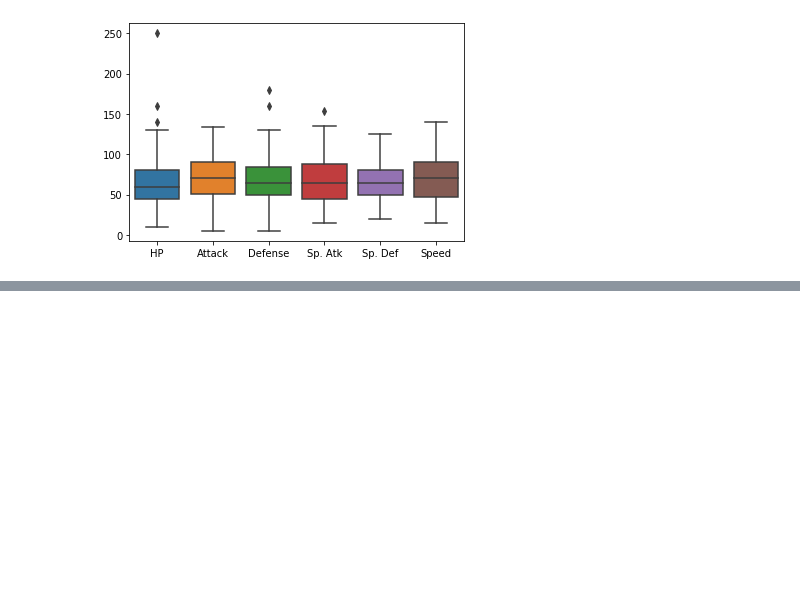
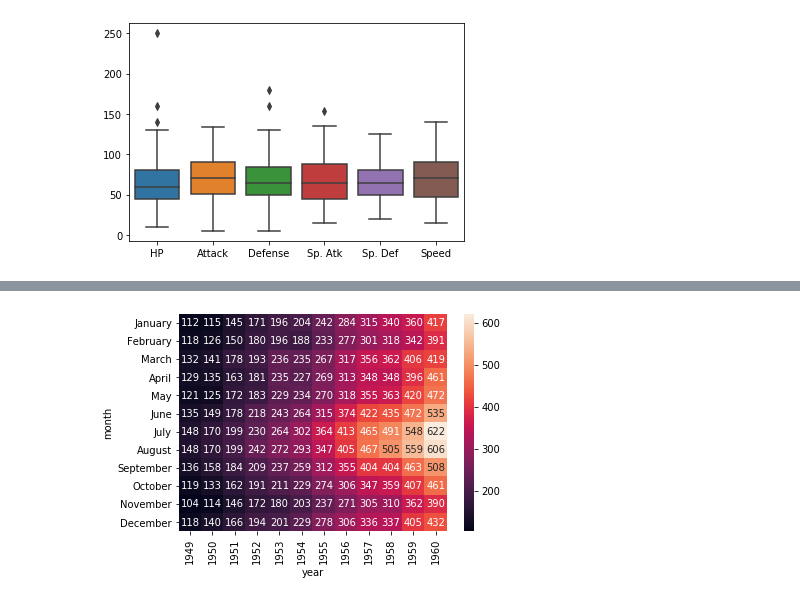
Before and after one commit to rktrojan/DataSciencePython, a Jupyter notebook: Notebooks/Matplotlib and Seaborn.ipynb, the cells around one changed output, grey strips where cells are left out. Cells and saved outputs as stored; diff of their text form; code cells hidden in the pictures; blank space fills up the shorter version.

```diff
--- a/Notebooks/Matplotlib and Seaborn.ipynb
+++ b/Notebooks/Matplotlib and Seaborn.ipynb
@@ -135,0 +371,4 @@ sns.boxplot(data=stats_df)
+# %%
+ax = sns.heatmap(flights_p, annot=True, fmt="d")
+# %% [output]
+[figure, added]
```
Also changed, not shown: parts of 21 cells of this notebook.
